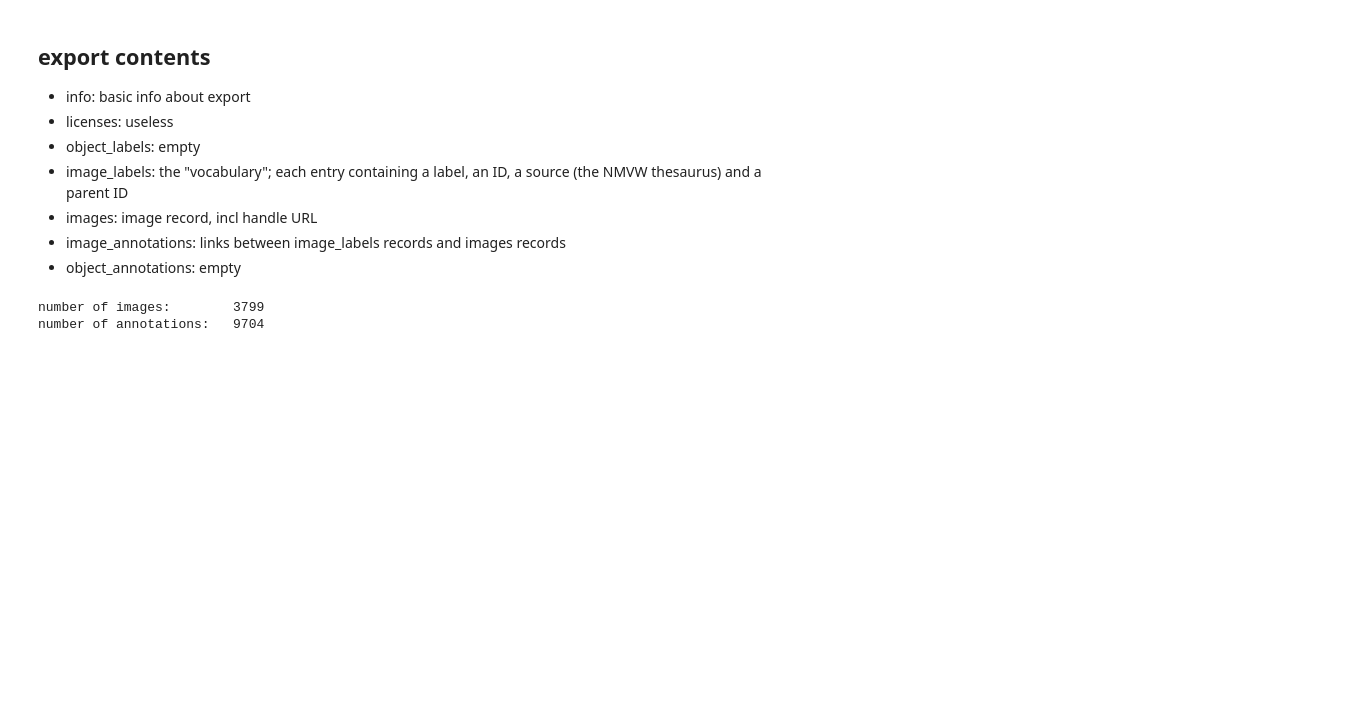
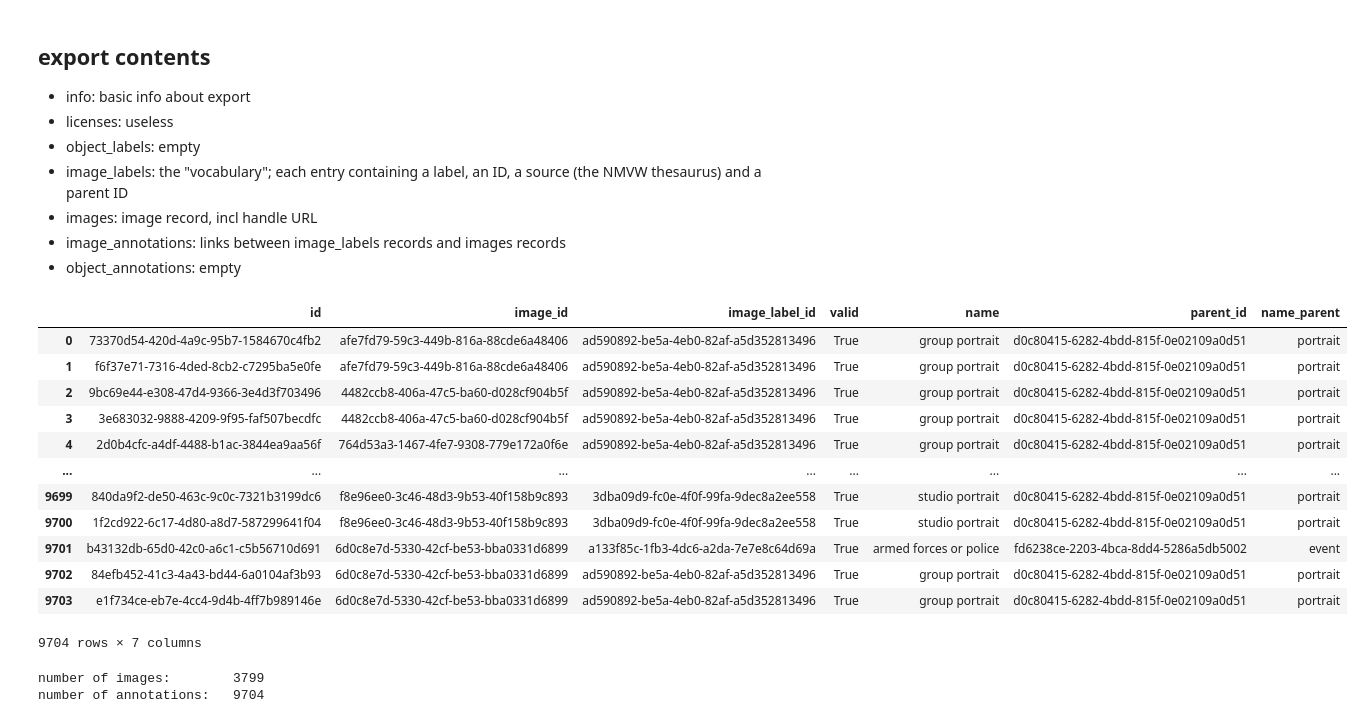
Before and after one commit to valevo/TagThePicture-AI, a Jupyter notebook: data/first-insights.ipynb, the cells around one changed output. Cells and saved outputs as stored; diff of their text form; code cells hidden in the pictures; blank space fills up the shorter version.

```diff
--- a/data/first-insights.ipynb
+++ b/data/first-insights.ipynb
@@ -64,6 +92,22 @@ df = pd.merge(anns, voc2[["name", "parent_id", "name_parent"]],
 #     list(df.name.value_counts().sort_index().index),
 #     list(df.name.value_counts().sort_index().values),
 #     ".")
+# %%
+df
+# %% [output]
+|  | id | image_id | image_label_id | valid | name | parent_id | name_parent |
+| 0 | 73370d54-420d-4a9c-95b7-1584670c4fb2 | afe7fd79-59c3-449b-816a-88cde6a48406 | ad590892-be5a-4eb0-82af-a5d352813496 | True | group portrait | d0c80415-6282-4bdd-815f-0e02109a0d51 | portrait |
+| 1 | f6f37e71-7316-4ded-8cb2-c7295ba5e0fe | afe7fd79-59c3-449b-816a-88cde6a48406 | ad590892-be5a-4eb0-82af-a5d352813496 | True | group portrait | d0c80415-6282-4bdd-815f-0e02109a0d51 | portrait |
+| 2 | 9bc69e44-e308-47d4-9366-3e4d3f703496 | 4482ccb8-406a-47c5-ba60-d028cf904b5f | ad590892-be5a-4eb0-82af-a5d352813496 | True | group portrait | d0c80415-6282-4bdd-815f-0e02109a0d51 | portrait |
+| 3 | 3e683032-9888-4209-9f95-faf507becdfc | 4482ccb8-406a-47c5-ba60-d028cf904b5f | ad590892-be5a-4eb0-82af-a5d352813496 | True | group portrait | d0c80415-6282-4bdd-815f-0e02109a0d51 | portrait |
+| 4 | 2d0b4cfc-a4df-4488-b1ac-3844ea9aa56f | 764d53a3-1467-4fe7-9308-779e172a0f6e | ad590892-be5a-4eb0-82af-a5d352813496 | True | group portrait | d0c80415-6282-4bdd-815f-0e02109a0d51 | portrait |
+| ... | ... | ... | ... | ... | ... | ... | ... |
+| 9699 | 840da9f2-de50-463c-9c0c-7321b3199dc6 | f8e96ee0-3c46-48d3-9b53-40f158b9c893 | 3dba09d9-fc0e-4f0f-99fa-9dec8a2ee558 | True | studio portrait | d0c80415-6282-4bdd-815f-0e02109a0d51 | portrait |
+| 9700 | 1f2cd922-6c17-4d80-a8d7-587299641f04 | f8e96ee0-3c46-48d3-9b53-40f158b9c893 | 3dba09d9-fc0e-4f0f-99fa-9dec8a2ee558 | True | studio portrait | d0c80415-6282-4bdd-815f-0e02109a0d51 | portrait |
+| 9701 | b43132db-65d0-42c0-a6c1-c5b56710d691 | 6d0c8e7d-5330-42cf-be53-bba0331d6899 | a133f85c-1fb3-4dc6-a2da-7e7e8c64d69a | True | armed forces or police | fd6238ce-2203-4bca-8dd4-5286a5db5002 | event |
+| 9702 | 84efb452-41c3-4a43-bd44-6a0104af3b93 | 6d0c8e7d-5330-42cf-be53-bba0331d6899 | ad590892-be5a-4eb0-82af-a5d352813496 | True | group portrait | d0c80415-6282-4bdd-815f-0e02109a0d51 | portrait |
+| 9703 | e1f734ce-eb7e-4cc4-9d4b-4ff7b989146e | 6d0c8e7d-5330-42cf-be53-bba0331d6899 | ad590892-be5a-4eb0-82af-a5d352813496 | True | group portrait | d0c80415-6282-4bdd-815f-0e02109a0d51 | portrait |
+9704 rows × 7 columns
 # %%
 # basic stats
 
```
Also changed, not shown: parts of 10 cells of this notebook.
